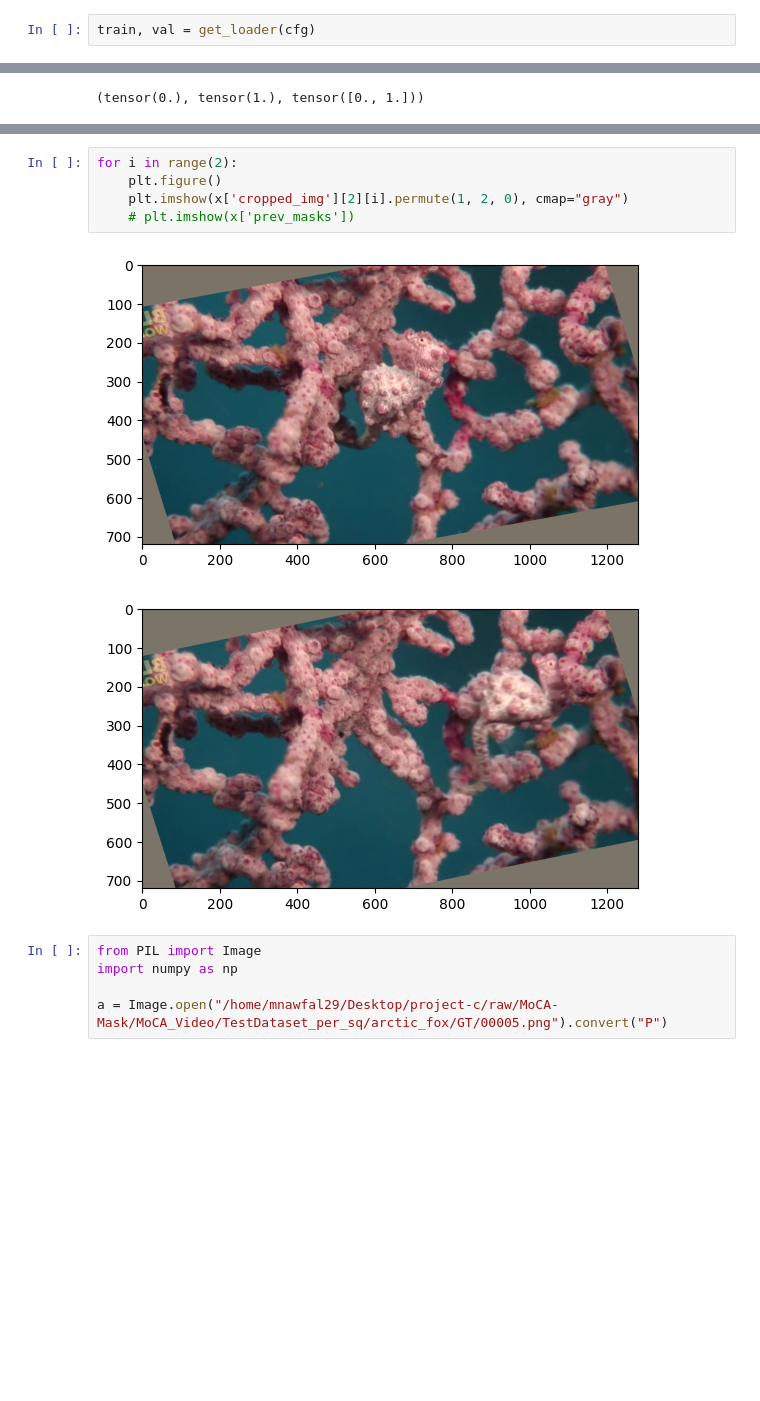
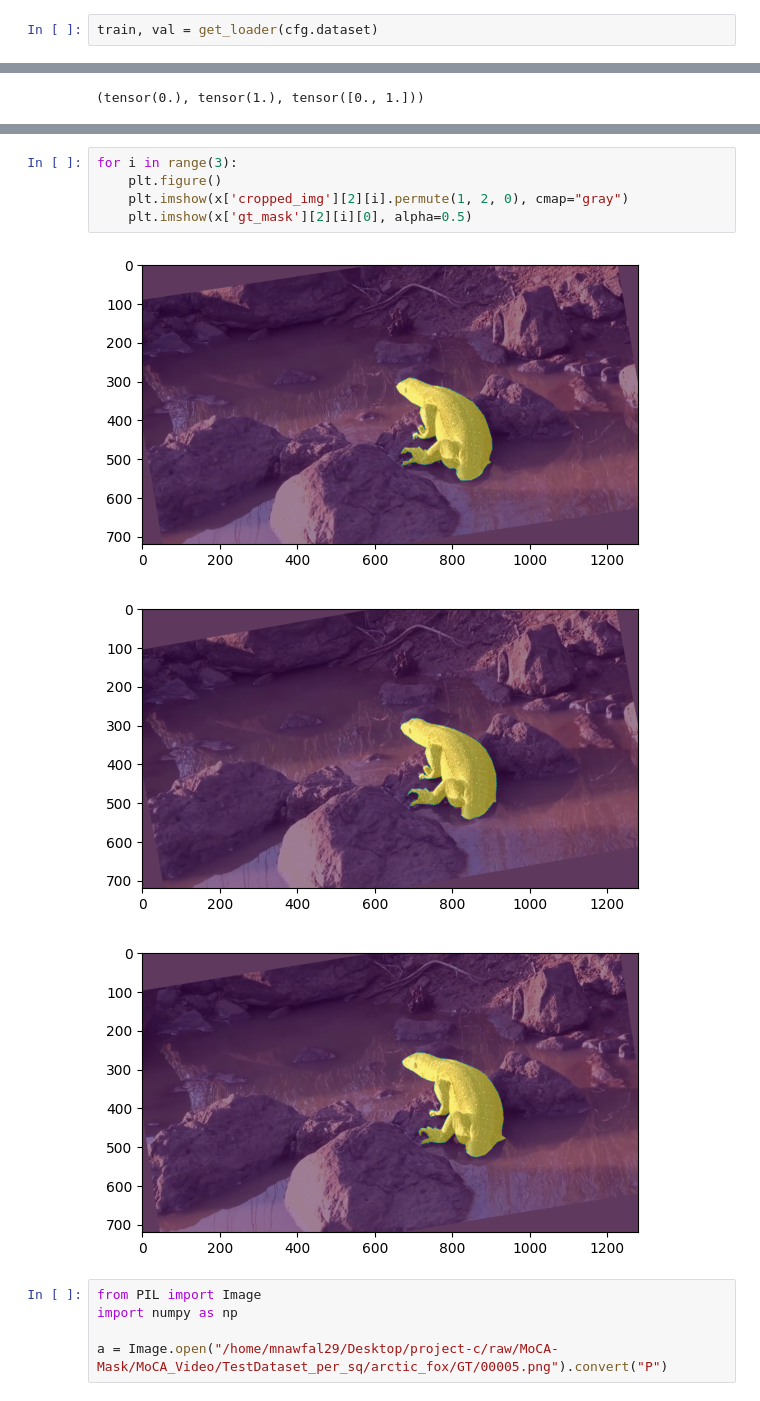
Before and after one commit to SpiderNitt/project-c, a Jupyter notebook: dataloaders/davis_testing.ipynb, the cells around one changed output, grey strips where cells are left out. Saved outputs shown, nothing was run; the diff lists cells and outputs as text; blank space fills up the shorter version.

```diff
--- a/dataloaders/davis_testing.ipynb
+++ b/dataloaders/davis_testing.ipynb
@@ -56,3 +10,3 @@ cfg = OmegaConf.create(config).dataset
 # %%
-train, val = get_loader(cfg)
+train, val = get_loader(cfg.dataset)
 # %% [output]
@@ -143,11 +131,12 @@ x['cropped_img'][0]
 # %%
-for i in range(2):
+for i in range(3):
     plt.figure()
     plt.imshow(x['cropped_img'][2][i].permute(1, 2, 0), cmap="gray")
-    # plt.imshow(x['prev_masks'])
+    plt.imshow(x['gt_mask'][2][i][0], alpha=0.5)
 # %% [output]
-[figure, old version]
+[figure, new version]
-[figure, old version]
+[figure, new version]
+[figure, added]
 # %%
 from PIL import Image
 import numpy as np
```
Also changed, not shown: parts of 15 cells of this notebook, 4 other files.
